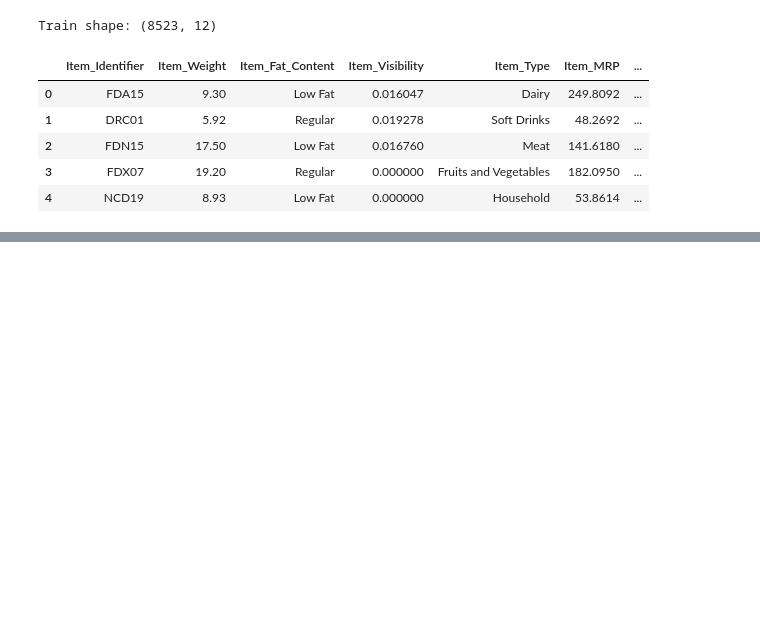
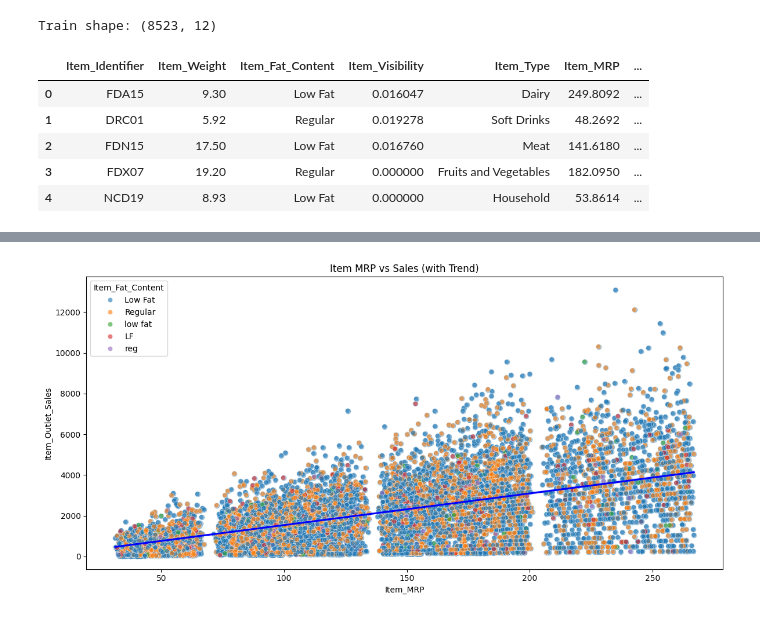
Before and after one commit to zeyad-mohvme-d/Machine-Learning, a Jupyter notebook: Notebook/BigMart_Sales_Data.ipynb, the cells around one changed output, grey strips where cells are left out. Saved outputs shown, nothing was run; the diff lists cells and outputs as text; code cells hidden in the pictures; blank space fills up the shorter version.

```diff
--- a/Notebook/BigMart_Sales_Data.ipynb
+++ b/Notebook/BigMart_Sales_Data.ipynb
@@ -36,0 +158,8 @@ Train shape: (8523, 12)
+# %%
+plt.figure(figsize=(12, 6))
+sns.regplot(data=train_df, x='Item_MRP', y='Item_Outlet_Sales', scatter_kws={'alpha':0.4}, line_kws={'color':'blue'})
+sns.scatterplot(data=train_df, x='Item_MRP', y='Item_Outlet_Sales', hue='Item_Fat_Content', alpha=0.6)
+plt.title('Item MRP vs Sales (with Trend)')
+plt.tight_layout()
+# %% [output]
+[figure, added]
```
Also changed, not shown: parts of 45 cells of this notebook.
